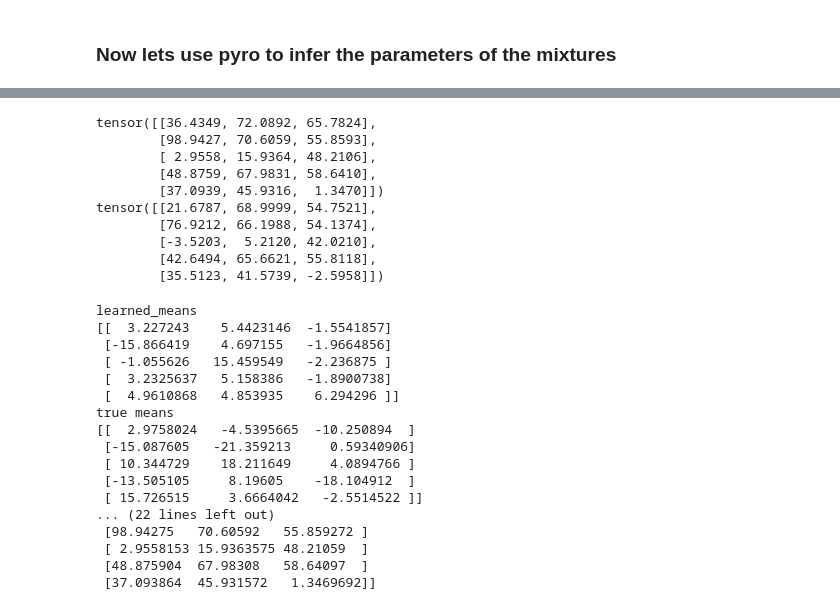
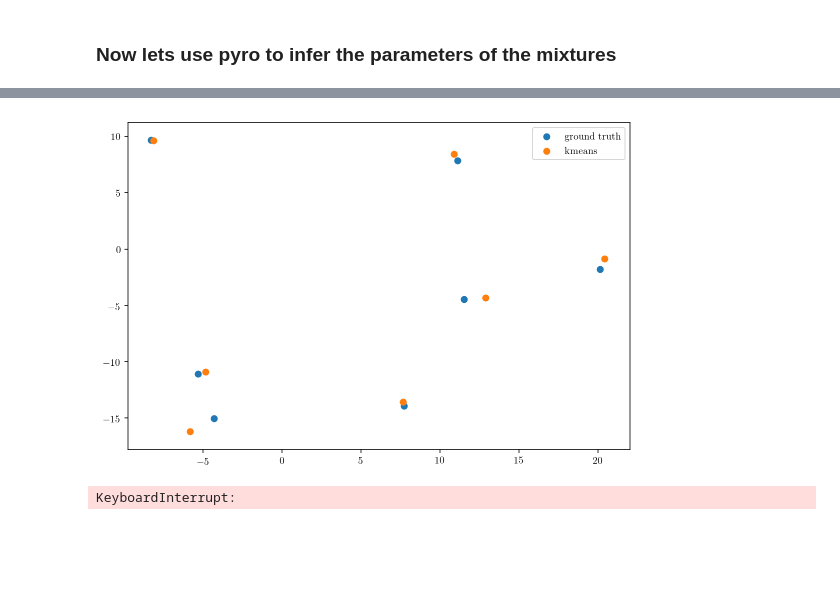
Before and after one commit to jrussell25/ML-miscellany, a Jupyter notebook: pyro_gmm.ipynb, the cells around one changed output, grey strips where cells are left out. Cells and saved outputs as stored; diff of their text form; code cells hidden in the pictures; blank space fills up the shorter version.

```diff
--- a/pyro_gmm.ipynb
+++ b/pyro_gmm.ipynb
@@ -140,41 +189,8 @@ scale = dist.Gamma(learned_a,learned_b).mean
-# %%
-print(scale)
-print(learned_scales)
-# %% [output]
-tensor([[36.4349, 72.0892, 65.7824],
-        [98.9427, 70.6059, 55.8593],
-        [ 2.9558, 15.9364, 48.2106],
-        [48.8759, 67.9831, 58.6410],
-        [37.0939, 45.9316,  1.3470]])
-tensor([[21.6787, 68.9999, 54.7521],
-        [76.9212, 66.1988, 54.1374],
-        [-3.5203,  5.2120, 42.0210],
-        [42.6494, 65.6621, 55.8118],
-        [35.5123, 41.5739, -2.5958]])
-# %%
-print("learned_means")
-print(learned_means)
-print("true means")
-print(true_means.numpy())
-print("true_scales")
-print(covs.numpy())
-print("learned_scales")
-print(scale.numpy())
-# %% [output]
-learned_means
-[[  3.227243    5.4423146  -1.5541857]
- [-15.866419    4.697155   -1.9664856]
- [ -1.055626   15.459549   -2.236875 ]
- [  3.2325637   5.158386   -1.8900738]
- [  4.9610868   4.853935    6.294296 ]]
-true means
-[[  2.9758024   -4.5395665  -10.250894  ]
- [-15.087605   -21.359213     0.59340906]
- [ 10.344729    18.211649     4.0894766 ]
- [-13.505105     8.19605    -18.104912  ]
- [ 15.726515     3.6664042   -2.5514522 ]]
-... (22 lines left out)
- [98.94275   70.60592   55.859272 ]
- [ 2.9558153 15.9363575 48.21059  ]
- [48.875904  67.98308   58.64097  ]
- [37.093864  45.931572   1.3469692]]
+# %%
+#plt.scatter(learned_means[:,0],learned_means[:,1],label='learned')
+plt.scatter(true_means[:,0].numpy(),true_means[:,1].numpy(),label='ground truth')
+plt.scatter(kmeans.cluster_centers_[:,0],kmeans.cluster_centers_[:,1],label='kmeans')
+plt.legend()
+plt.show()
+# %% [output]
+[figure, added]
@@ -181,3 +203,7 @@ true means
+# %%
+hmc_posterior.run(data)
+# %% [output]
+KeyboardInterrupt:
 # %%
 '''
 Ian's GMM code for comparison
```
Also changed, not shown: parts of 35 cells of this notebook.
